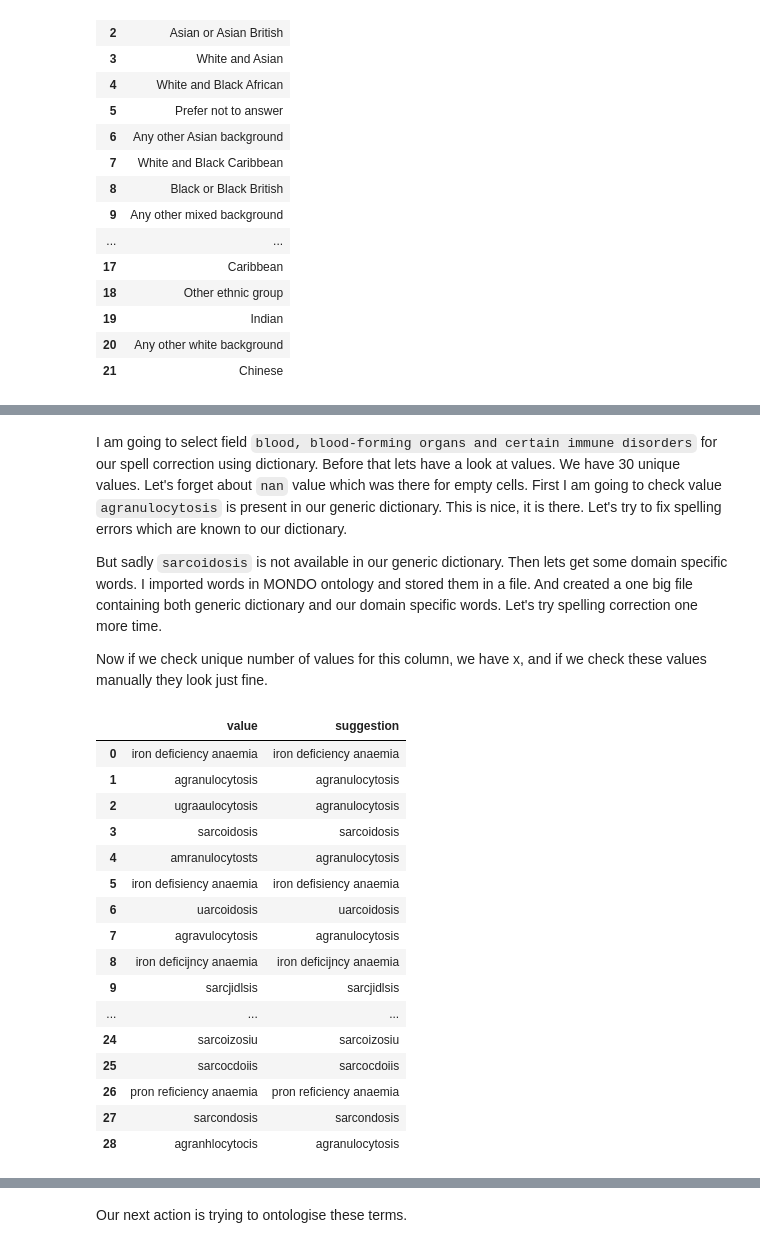
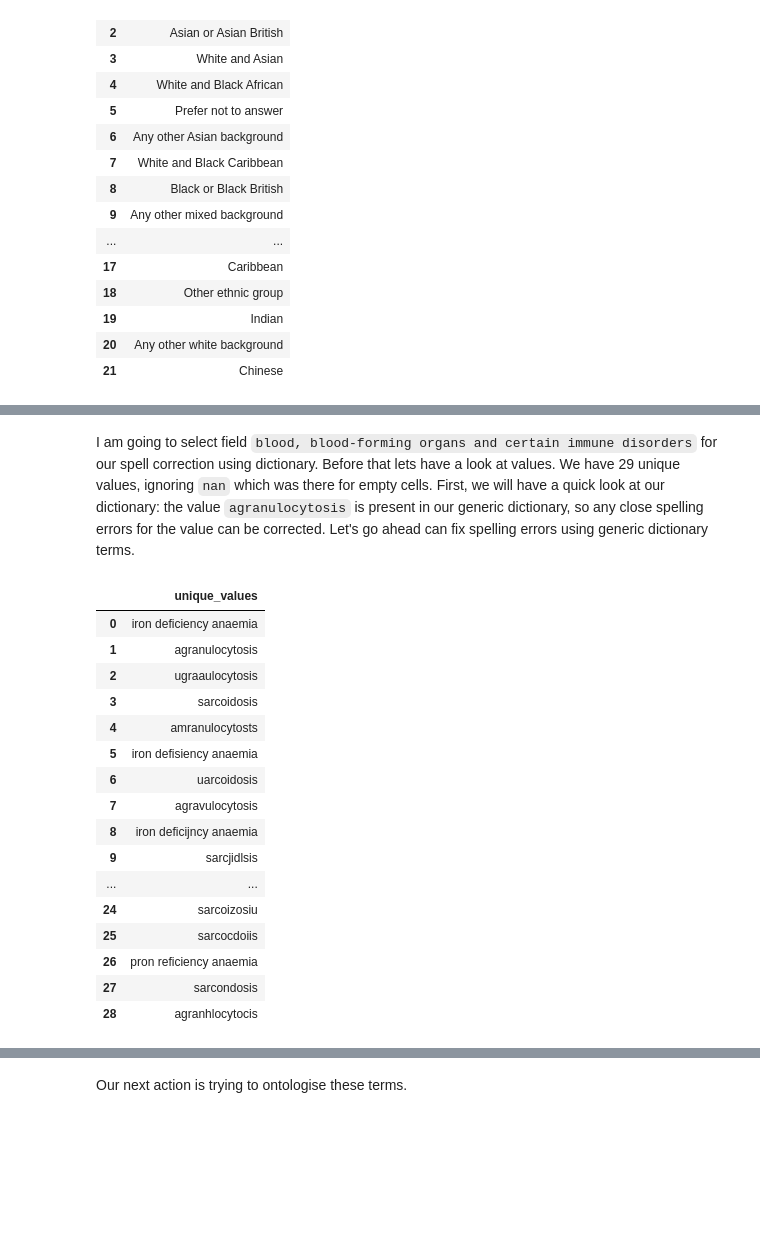
Before and after one commit to theisuru/cohort-data-cleaning, a Jupyter notebook: main.ipynb, the cells around one changed output, grey strips where cells are left out. Saved outputs shown, nothing was run; the diff lists cells and outputs as text; code cells hidden in the pictures; blank space fills up the shorter version.

```diff
--- a/main.ipynb
+++ b/main.ipynb
@@ -242,53 +229,31 @@ print(ukb_data['nervous system disorders'].dropna().unique())
 # %% [markdown]
 I am going to select field `blood, blood-forming organs and certain immune disorders`
 for our spell correction using dictionary. Before that lets have a look at values.
-We have 30 unique values. Let's forget about `nan` value which was there for empty cells.
-First I am going to check value `agranulocytosis` is present in our generic dictionary.
-This is nice, it is there. Let's try to fix spelling errors which are known to our dictionary.
-
-But sadly `sarcoidosis` is not available in our generic dictionary. Then lets get some domain
-specific words. I imported words in MONDO ontology and stored them in a file. And created a one big
-file containing both generic dictionary and our domain specific words. Let's try spelling correction
-one more time.
-
-Now if we check unique number of values for this column, we have x, and if we check these values
-manually they look just fine.
+We have 29 unique values, ignoring `nan` which was there for empty cells.
+First, we will have a quick look at our dictionary: the value `agranulocytosis` is present
+in our generic dictionary, so any close spelling errors for the value can be corrected.
+Let's go ahead can fix spelling errors using generic dictionary terms.
-# %%
-import pkg_resources
-from symspellpy import SymSpell, Verbosity
-
-sym_spell = SymSpell(max_dictionary_edit_distance=2, prefix_length=7)
-dictionary_path = pkg_resources.resource_filename("symspellpy", "frequency_dictionary_en_82_765.txt")
-bigram_path = pkg_resources.resource_filename("symspellpy", "frequency_bigramdictionary_en_243_342.txt")
-
-sym_spell.load_dictionary(dictionary_path, term_index=0, count_index=1)
-sym_spell.load_bigram_dictionary(bigram_path, term_index=0, count_index=2)
-
-disorder_values = ukb_data['blood, blood-forming organs and certain immune disorders'].dropna().unique()
-suggestion_list = []
-for val in disorder_values:
-    suggestions = sym_spell.lookup(val, Verbosity.CLOSEST, max_edit_distance=2, include_unknown=True)
-    suggestion_list.append({'value': val, 'suggestion': suggestions[0].term})
-
-pd.DataFrame(suggestion_list)
-# %% [output]
-|  | value | suggestion |
-| 0 | iron deficiency anaemia | iron deficiency anaemia |
-| 1 | agranulocytosis | agranulocytosis |
-| 2 | ugraaulocytosis | agranulocytosis |
-| 3 | sarcoidosis | sarcoidosis |
-| 4 | amranulocytosts | agranulocytosis |
-| 5 | iron defisiency anaemia | iron defisiency anaemia |
-| 6 | uarcoidosis | uarcoidosis |
-| 7 | agravulocytosis | agranulocytosis |
-| 8 | iron deficijncy anaemia | iron deficijncy anaemia |
-| 9 | sarcjidlsis | sarcjidlsis |
-| ... | ... | ... |
-| 24 | sarcoizosiu | sarcoizosiu |
-| 25 | sarcocdoiis | sarcocdoiis |
-| 26 | pron reficiency anaemia | pron reficiency anaemia |
-| 27 | sarcondosis | sarcondosis |
-| 28 | agranhlocytocis | agranulocytosis |
+# %%
+pd.DataFrame(ukb_data['blood, blood-forming organs and certain immune disorders'].dropna().unique(),
+             columns=['unique_values'])
+# %% [output]
+|  | unique_values |
+| 0 | iron deficiency anaemia |
+| 1 | agranulocytosis |
+| 2 | ugraaulocytosis |
+| 3 | sarcoidosis |
+| 4 | amranulocytosts |
+| 5 | iron defisiency anaemia |
+| 6 | uarcoidosis |
+| 7 | agravulocytosis |
+| 8 | iron deficijncy anaemia |
+| 9 | sarcjidlsis |
+| ... | ... |
+| 24 | sarcoizosiu |
+| 25 | sarcocdoiis |
+| 26 | pron reficiency anaemia |
+| 27 | sarcondosis |
+| 28 | agranhlocytocis |
 # %%
 import pkg_resources
 from symspellpy import SymSpell, Verbosity
```
Also changed, not shown: parts of 12 cells of this notebook.
